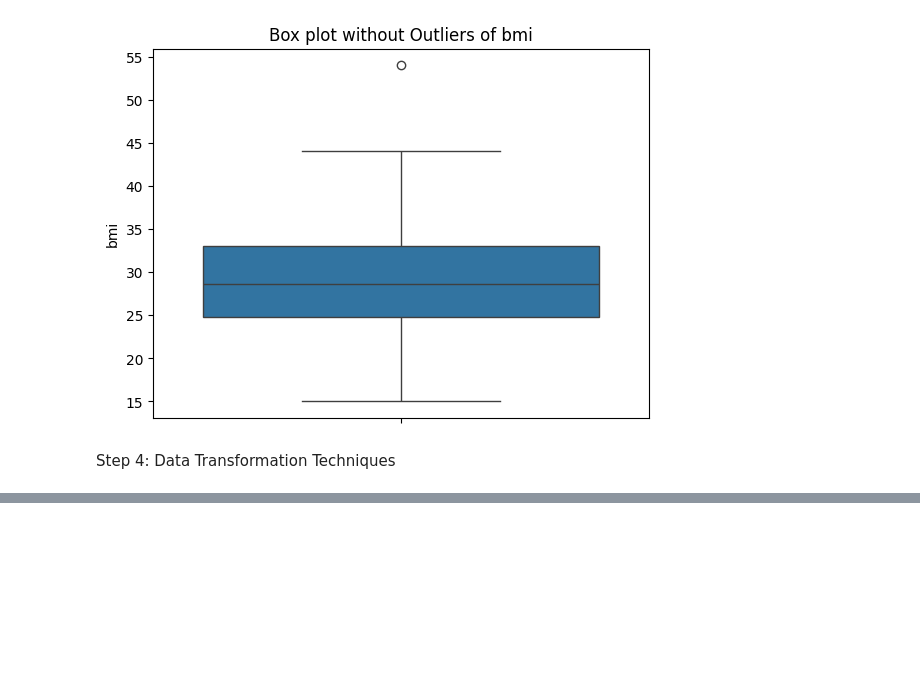
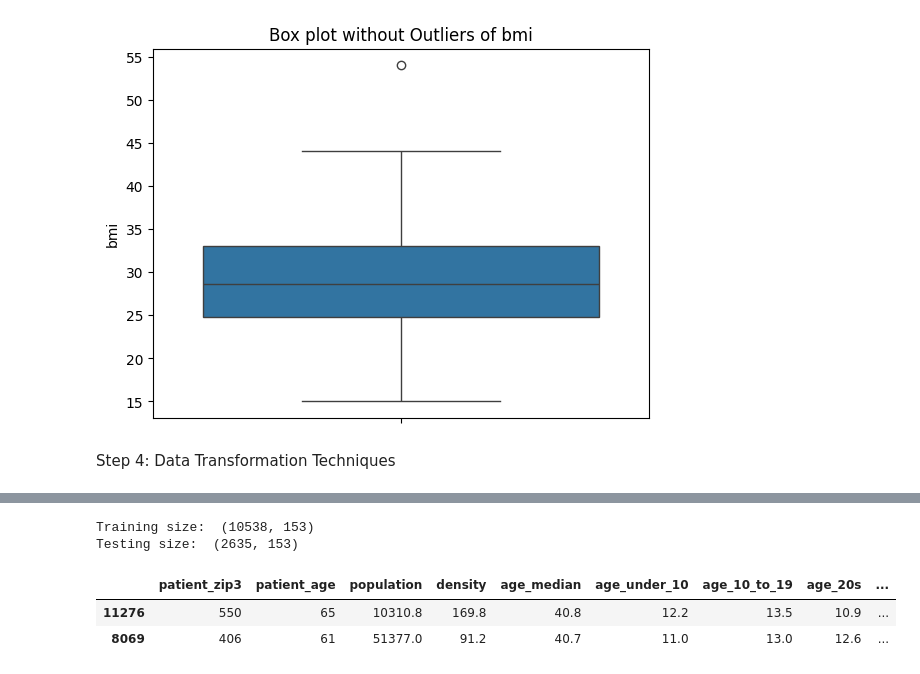
Before and after one commit to feer-rodriguess90/WiDS_Challenge2, a Jupyter notebook: WIDS_2024_Challenge_2.ipynb, the cells around one changed output, grey strips where cells are left out. Cells and saved outputs as stored; diff of their text form; code cells hidden in the pictures; blank space fills up the shorter version.

```diff
--- a/WIDS_2024_Challenge_2.ipynb
+++ b/WIDS_2024_Challenge_2.ipynb
@@ -298,0 +333,21 @@ Name: home_value, Length: 13173, dtype: float64
+# %%
+# Encodes categorical features
+# Splits data in training (80%) and testing (20%)
+
+cols_categorical = X.columns[X.dtypes == 'object'].to_list()
+encoder = OrdinalEncoder(handle_unknown='use_encoded_value', unknown_value=-1).fit(X[cols_categorical])
+X_enc = pd.concat([
+    X[X.columns[~X.columns.isin(cols_categorical)]],
+    pd.DataFrame(encoder.transform(X[cols_categorical]), columns=cols_categorical)], axis=1)
+
+X_train, X_test, y_train, y_test = train_test_split(X_enc, y, random_state=seed, stratify=y, test_size=.2)
+print('Training size: ', X_train.shape)
+print('Testing size: ', X_test.shape)
+
+X_train.head(2)
+# %% [output]
+Training size:  (10538, 153)
+Testing size:  (2635, 153)
+|  | patient_zip3 | patient_age | population | density | age_median | age_under_10 | age_10_to_19 | age_20s | ... |
+| 11276 | 550 | 65 | 10310.8 | 169.8 | 40.8 | 12.2 | 13.5 | 10.9 | ... |
+| 8069 | 406 | 61 | 51377.0 | 91.2 | 40.7 | 11.0 | 13.0 | 12.6 | ... |
```
Also changed, not shown: parts of 15 cells of this notebook.
